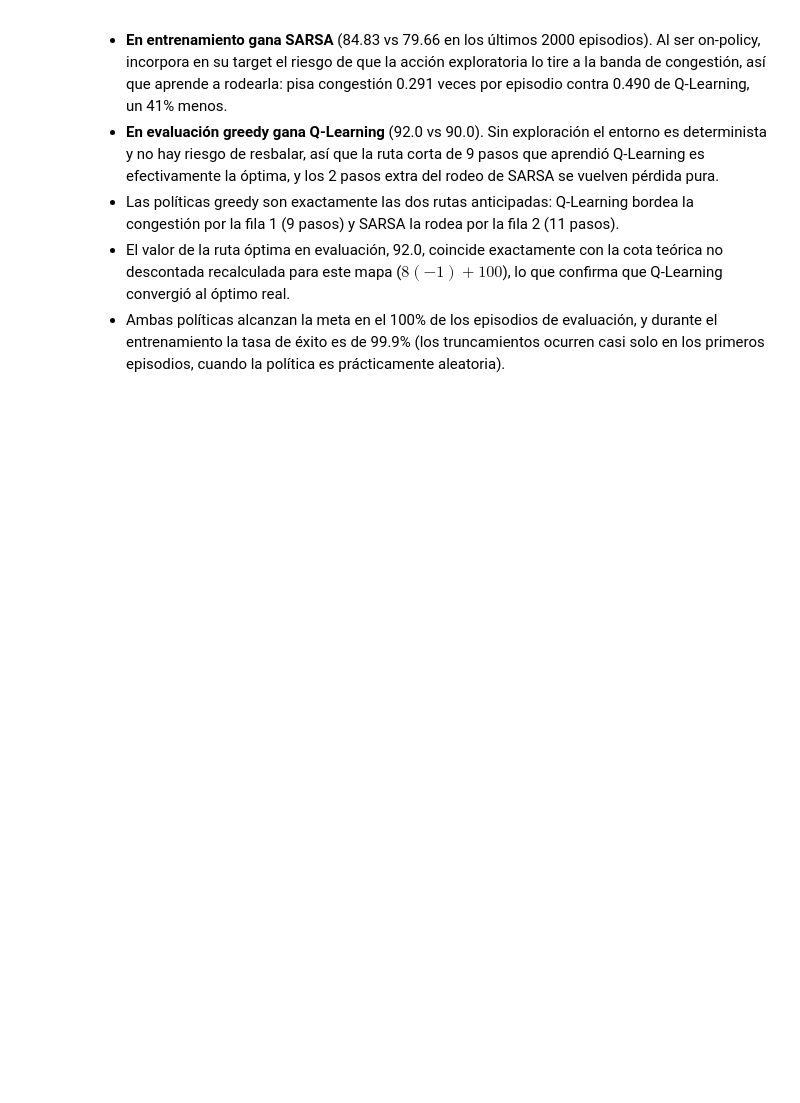
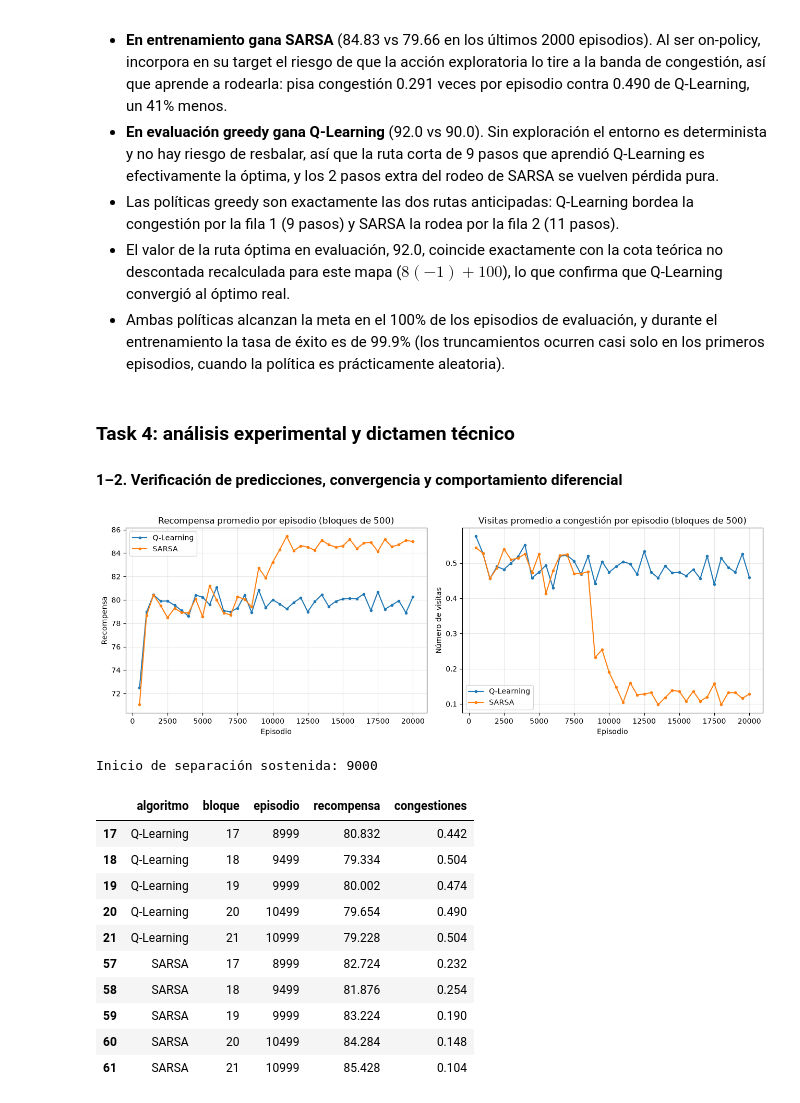
Before and after one commit to DanielDubon/RL-LAB4, a Jupyter notebook: lab4.ipynb, the cells around one changed output. Cells and saved outputs as stored; diff of their text form; code cells hidden in the pictures; blank space fills up the shorter version.

Commit message:
feat: task 4 done

```diff
--- a/lab4.ipynb
+++ b/lab4.ipynb
@@ -764,3 +764,44 @@ La predicción hecha en Task 2 se cumple en las dos direcciones:
 - Ambas políticas alcanzan la meta en el 100% de los episodios de evaluación, y durante el
   entrenamiento la tasa de éxito es de 99.9% (los truncamientos ocurren casi solo en los primeros
   episodios, cuando la política es prácticamente aleatoria).
+# %% [markdown]
+### Task 4: análisis experimental y dictamen técnico
+
+#### 1–2. Verificación de predicciones, convergencia y comportamiento diferencial
+# %%
+# Promedios por bloques no solapados para reducir ruido sin ocultar la escala temporal.
+TAM_BLOQUE = 500
+bloques = (train.assign(bloque=lambda d: d['episodio'] // TAM_BLOQUE)
+           .groupby(['algoritmo', 'bloque'], as_index=False)
+           .agg(episodio=('episodio', 'max'), recompensa=('recompensa', 'mean'),
+                congestiones=('congestiones', 'mean')))
+fig, axes = plt.subplots(1, 2, figsize=(13, 4.5))
+for nombre, datos in bloques.groupby('algoritmo'):
+    axes[0].plot(datos['episodio'], datos['recompensa'], marker='o', ms=3, label=nombre)
+    axes[1].plot(datos['episodio'], datos['congestiones'], marker='o', ms=3, label=nombre)
+for ax, titulo, ylabel in zip(axes, ['Recompensa promedio por episodio', 'Visitas promedio a congestión por episodio'], ['Recompensa', 'Número de visitas']):
+    ax.set(title=f'{titulo} (bloques de {TAM_BLOQUE})', xlabel='Episodio', ylabel=ylabel)
+    ax.grid(alpha=.3); ax.legend()
+plt.tight_layout(); plt.show()
+# Separación = 3 bloques seguidos con ventaja SARSA >=2 y >=0.10 visitas menos.
+ancho = bloques.pivot(index='bloque', columns='algoritmo', values=['recompensa', 'congestiones'])
+criterio = ((ancho['recompensa']['SARSA'] - ancho['recompensa']['Q-Learning'] >= 2) & (ancho['congestiones']['Q-Learning'] - ancho['congestiones']['SARSA'] >= .10))
+sostenido = criterio.rolling(3).sum().eq(3)
+primer_bloque = int(sostenido.idxmax() - 2) if sostenido.any() else None
+episodio_separacion = primer_bloque * TAM_BLOQUE if primer_bloque is not None else None
+print('Inicio de separación sostenida:', episodio_separacion)
+display(bloques[bloques['bloque'].isin(range(max(0, (primer_bloque or 0)-1), (primer_bloque or 0)+4))].round(3))
+# %% [output]
+[figure, added]
+Inicio de separación sostenida: 9000
+|  | algoritmo | bloque | episodio | recompensa | congestiones |
+| 17 | Q-Learning | 17 | 8999 | 80.832 | 0.442 |
+| 18 | Q-Learning | 18 | 9499 | 79.334 | 0.504 |
+| 19 | Q-Learning | 19 | 9999 | 80.002 | 0.474 |
+| 20 | Q-Learning | 20 | 10499 | 79.654 | 0.490 |
+| 21 | Q-Learning | 21 | 10999 | 79.228 | 0.504 |
+| 57 | SARSA | 17 | 8999 | 82.724 | 0.232 |
+| 58 | SARSA | 18 | 9499 | 81.876 | 0.254 |
+| 59 | SARSA | 19 | 9999 | 83.224 | 0.190 |
+| 60 | SARSA | 20 | 10499 | 84.284 | 0.148 |
+| 61 | SARSA | 21 | 10999 | 85.428 | 0.104 |
```
Also changed, not shown: parts of 4 cells of this notebook.
